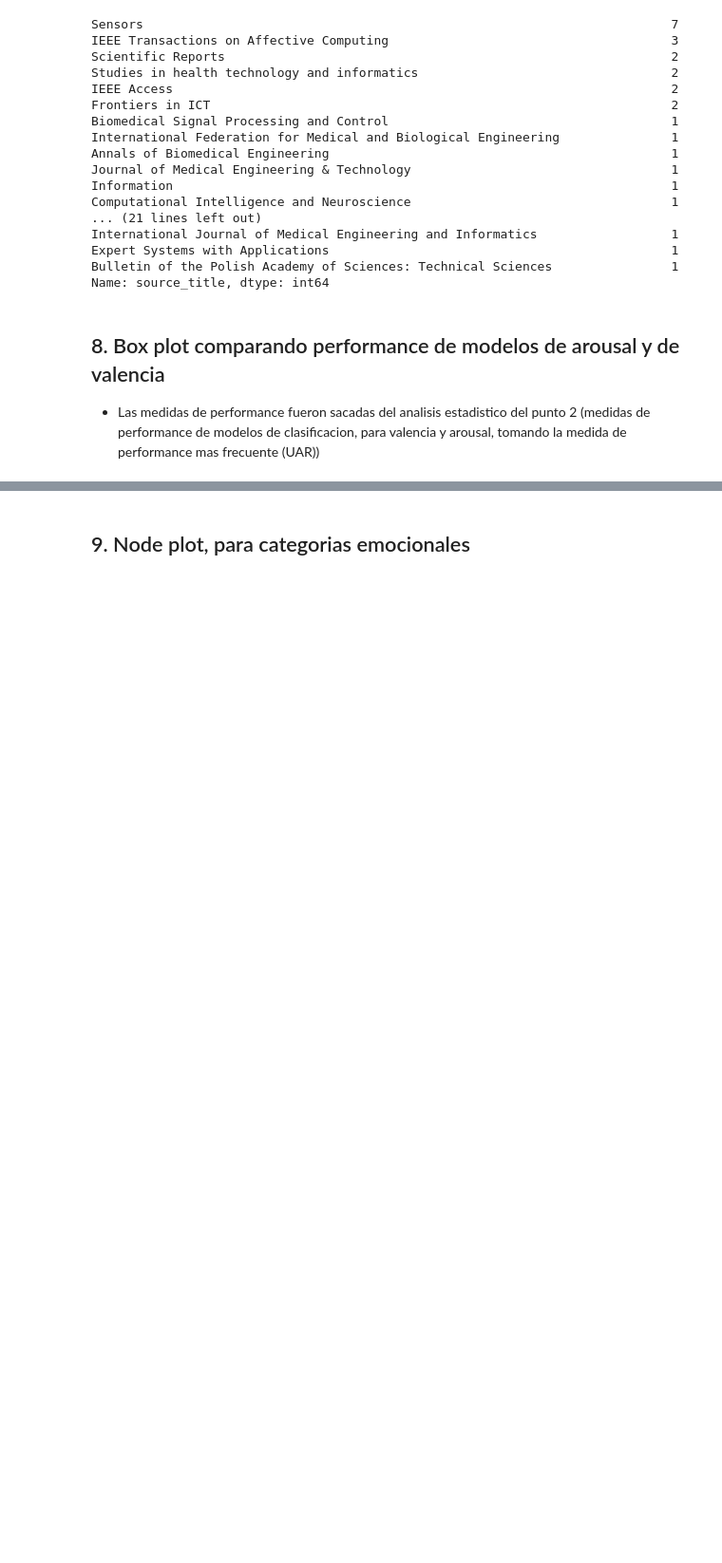
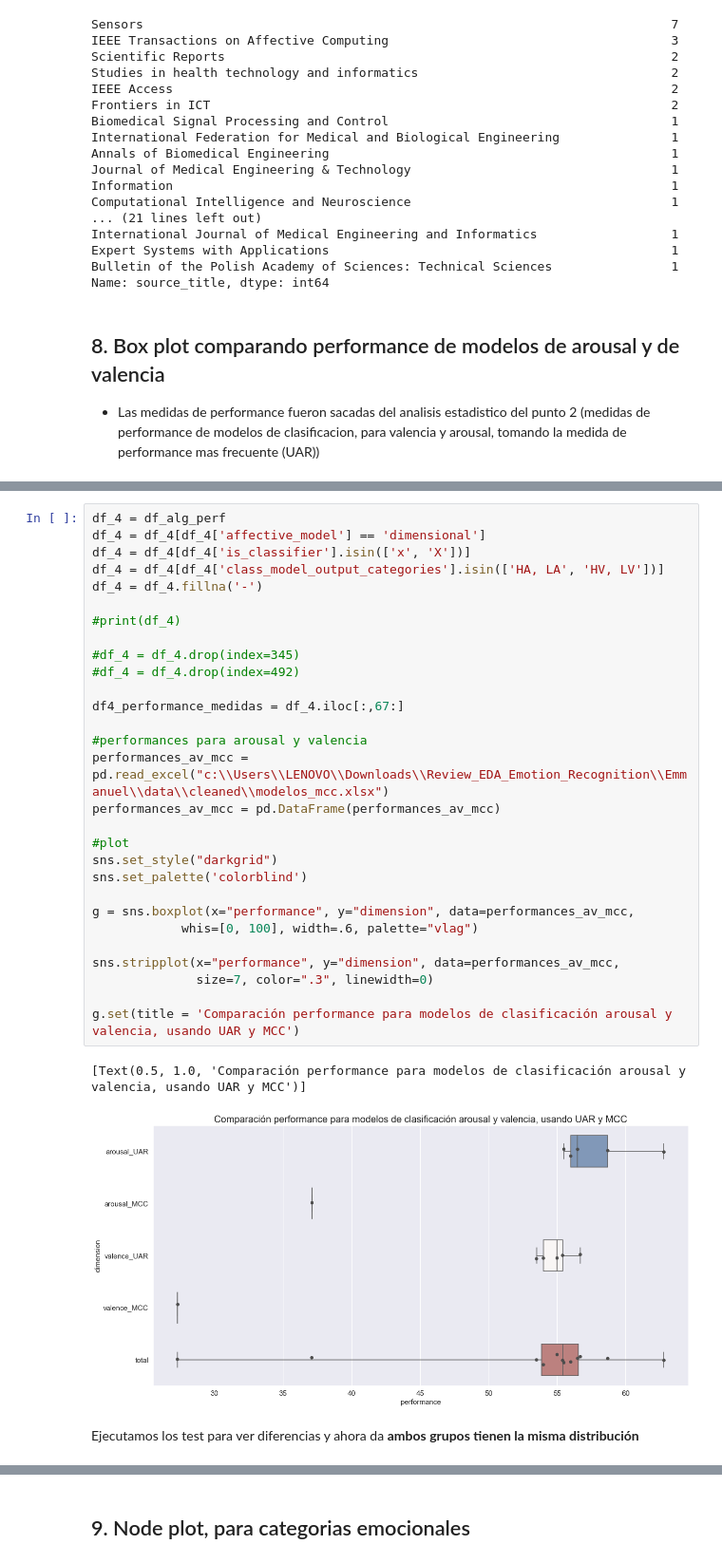
Before and after one commit to tomdamelio/Review_EDA_Emotion_Recognition, a Jupyter notebook: Emmanuel/notebooks/analisis_exploratorio.ipynb, the cells around one changed output, grey strips where cells are left out. Shown at 95% size. Cells and saved outputs as stored; diff of their text form; blank space fills up the shorter version.

```diff
--- a/Emmanuel/notebooks/analisis_exploratorio.ipynb
+++ b/Emmanuel/notebooks/analisis_exploratorio.ipynb
@@ -502,0 +529,34 @@ sns.despine(trim=True, left=True)
+# %%
+df_4 = df_alg_perf
+df_4 = df_4[df_4['affective_model'] == 'dimensional']
+df_4 = df_4[df_4['is_classifier'].isin(['x', 'X'])]
+df_4 = df_4[df_4['class_model_output_categories'].isin(['HA, LA', 'HV, LV'])]
+df_4 = df_4.fillna('-')
+
+#print(df_4)
+
+#df_4 = df_4.drop(index=345)
+#df_4 = df_4.drop(index=492)
+
+df4_performance_medidas = df_4.iloc[:,67:]
+
+#performances para arousal y valencia
+performances_av_mcc = pd.read_excel("c:\\Users\\LENOVO\\Downloads\\Review_EDA_Emotion_Recognition\\Emmanuel\\data\\cleaned\\modelos_mcc.xlsx")
+performances_av_mcc = pd.DataFrame(performances_av_mcc)
+
+#plot
+sns.set_style("darkgrid")
+sns.set_palette('colorblind')
+
+g = sns.boxplot(x="performance", y="dimension", data=performances_av_mcc,
+            whis=[0, 100], width=.6, palette="vlag")
+
+sns.stripplot(x="performance", y="dimension", data=performances_av_mcc,
+              size=7, color=".3", linewidth=0)
+
+g.set(title = 'Comparación performance para modelos de clasificación arousal y valencia, usando UAR y MCC')
+# %% [output]
+[Text(0.5, 1.0, 'Comparación performance para modelos de clasificación arousal y valencia, usando UAR y MCC')]
+[figure, added]
+# %% [markdown]
+Ejecutamos los test para ver diferencias y ahora da **ambos grupos tienen la misma distribución**
```
Also changed, not shown: parts of 5 cells of this notebook, 6 other files.
